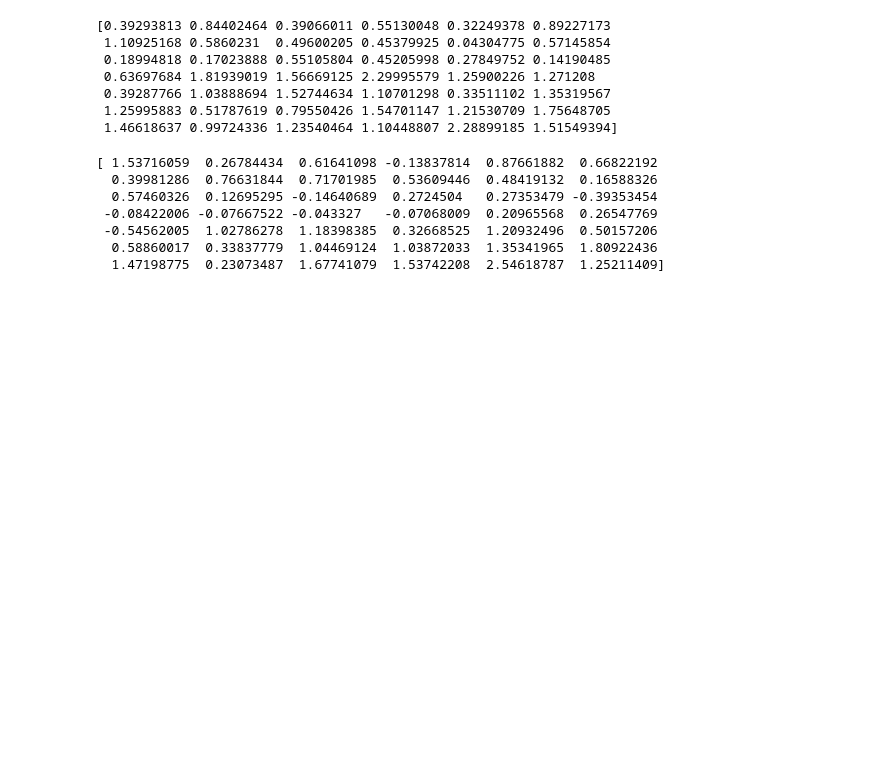
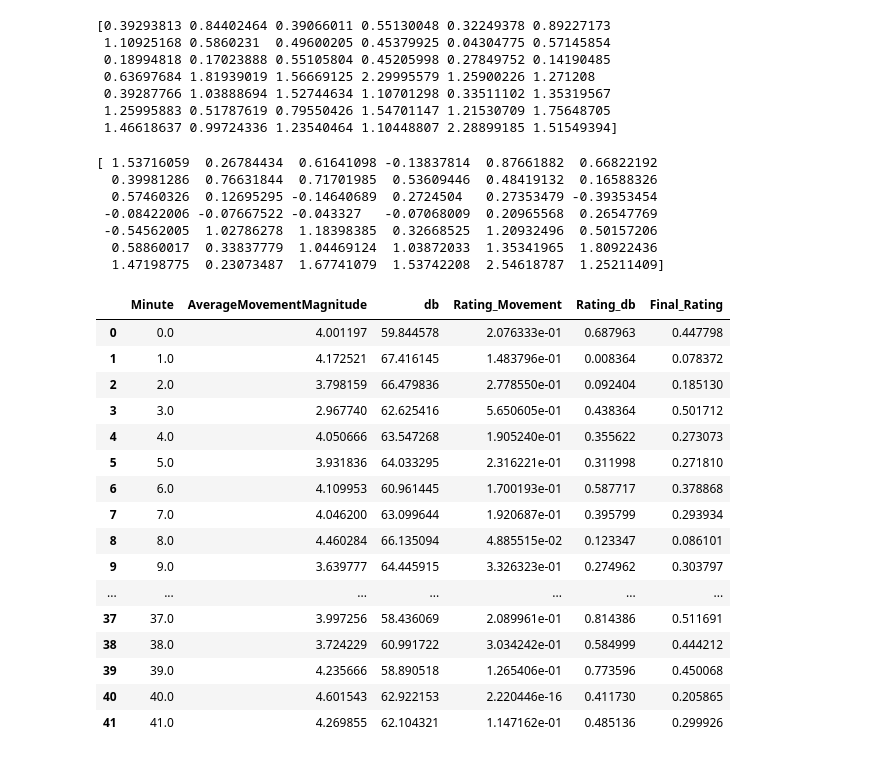
Before and after one commit to lisacuk/Spec_Methods, a Jupyter notebook: Vibration data/video_vis analysis.ipynb, the cells around one changed output. Saved outputs shown, nothing was run; the diff lists cells and outputs as text; code cells hidden in the pictures; blank space fills up the shorter version.

```diff
--- a/Vibration data/video_vis analysis.ipynb
+++ b/Vibration data/video_vis analysis.ipynb
@@ -421,3 +424,15 @@ print(np.array(average_per_minute_X['AverageMovementX']))
  -0.54562005  1.02786278  1.18398385  0.32668525  1.20932496  0.50157206
   0.58860017  0.33837779  1.04469124  1.03872033  1.35341965  1.80922436
   1.47198775  0.23073487  1.67741079  1.53742208  2.54618787  1.25211409]
+# %%
+db_val = [59.84457779, 67.41614532, 66.47983551, 62.6254158 , 63.54726791,
+       64.03329468, 60.96144485, 63.09964371, 66.13509369, 64.44591522,
+       66.30845642, 67.45141602, 66.05596161, 66.49282837, 67.50933075,
+       66.75390625, 64.06181335, 65.12365723, 61.34561539, 62.29041672,
+       63.17158508, 61.39211273, 61.50245285, 59.59703445, 63.1914711 ,
+       61.55485535, 58.04174805, 60.70869064, 61.19770432, 58.67836761,
+       61.27458191, 60.99975967, 58.33916092, 58.19395065, 58.20580673,
+       56.36810303, 57.45288086, 58.43606949, 60.99172211, 58.89051819,
+       62.92215347, 62.10432053]
+# %%
+average_per_minute['db'] = db_val
@@ -423,0 +441,44 @@ print(np.array(average_per_minute_X['AverageMovementX']))
+# %%
+from sklearn.preprocessing import MinMaxScaler
+
+# Extracting the relevant columns
+avg_movement = average_per_minute['AverageMovementMagnitude']
+db_levels = average_per_minute['db']
+
+# Normalizing the data
+scaler = MinMaxScaler()
+normalized_movement = scaler.fit_transform(avg_movement.values.reshape(-1, 1)).flatten()
+normalized_db = scaler.fit_transform(db_levels.values.reshape(-1, 1)).flatten()
+
+# Calculating the preliminary ratings (lower values = higher rating)
+rating_movement = 1 - normalized_movement
+rating_db = 1 - normalized_db
+
+# Combining the ratings to form a final rating (average of both)
+final_rating = (rating_movement + rating_db) / 2
+
+# Adding these ratings back to the original dataframe
+average_per_minute['Rating_Movement'] = rating_movement
+average_per_minute['Rating_db'] = rating_db
+average_per_minute['Final_Rating'] = final_rating
+
+# Display the updated dataframe
+average_per_minute
+# %% [output]
+|  | Minute | AverageMovementMagnitude | db | Rating_Movement | Rating_db | Final_Rating |
+| 0 | 0.0 | 4.001197 | 59.844578 | 2.076333e-01 | 0.687963 | 0.447798 |
+| 1 | 1.0 | 4.172521 | 67.416145 | 1.483796e-01 | 0.008364 | 0.078372 |
+| 2 | 2.0 | 3.798159 | 66.479836 | 2.778550e-01 | 0.092404 | 0.185130 |
+| 3 | 3.0 | 2.967740 | 62.625416 | 5.650605e-01 | 0.438364 | 0.501712 |
+| 4 | 4.0 | 4.050666 | 63.547268 | 1.905240e-01 | 0.355622 | 0.273073 |
+| 5 | 5.0 | 3.931836 | 64.033295 | 2.316221e-01 | 0.311998 | 0.271810 |
+| 6 | 6.0 | 4.109953 | 60.961445 | 1.700193e-01 | 0.587717 | 0.378868 |
+| 7 | 7.0 | 4.046200 | 63.099644 | 1.920687e-01 | 0.395799 | 0.293934 |
+| 8 | 8.0 | 4.460284 | 66.135094 | 4.885515e-02 | 0.123347 | 0.086101 |
+| 9 | 9.0 | 3.639777 | 64.445915 | 3.326323e-01 | 0.274962 | 0.303797 |
+| ... | ... | ... | ... | ... | ... | ... |
+| 37 | 37.0 | 3.997256 | 58.436069 | 2.089961e-01 | 0.814386 | 0.511691 |
+| 38 | 38.0 | 3.724229 | 60.991722 | 3.034242e-01 | 0.584999 | 0.444212 |
+| 39 | 39.0 | 4.235666 | 58.890518 | 1.265406e-01 | 0.773596 | 0.450068 |
+| 40 | 40.0 | 4.601543 | 62.922153 | 2.220446e-16 | 0.411730 | 0.205865 |
+| 41 | 41.0 | 4.269855 | 62.104321 | 1.147162e-01 | 0.485136 | 0.299926 |
```
Also changed, not shown: parts of 6 cells of this notebook, 14 other files.
